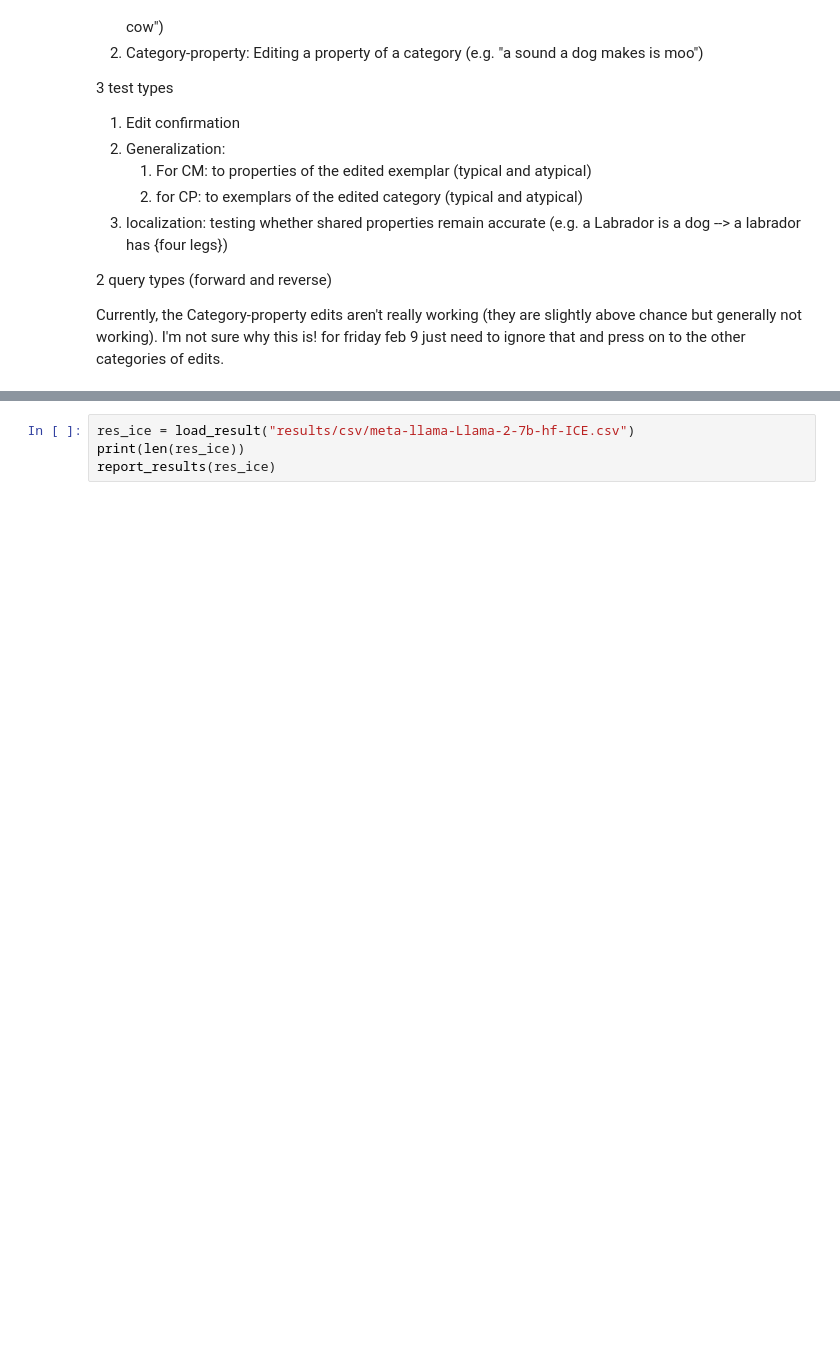
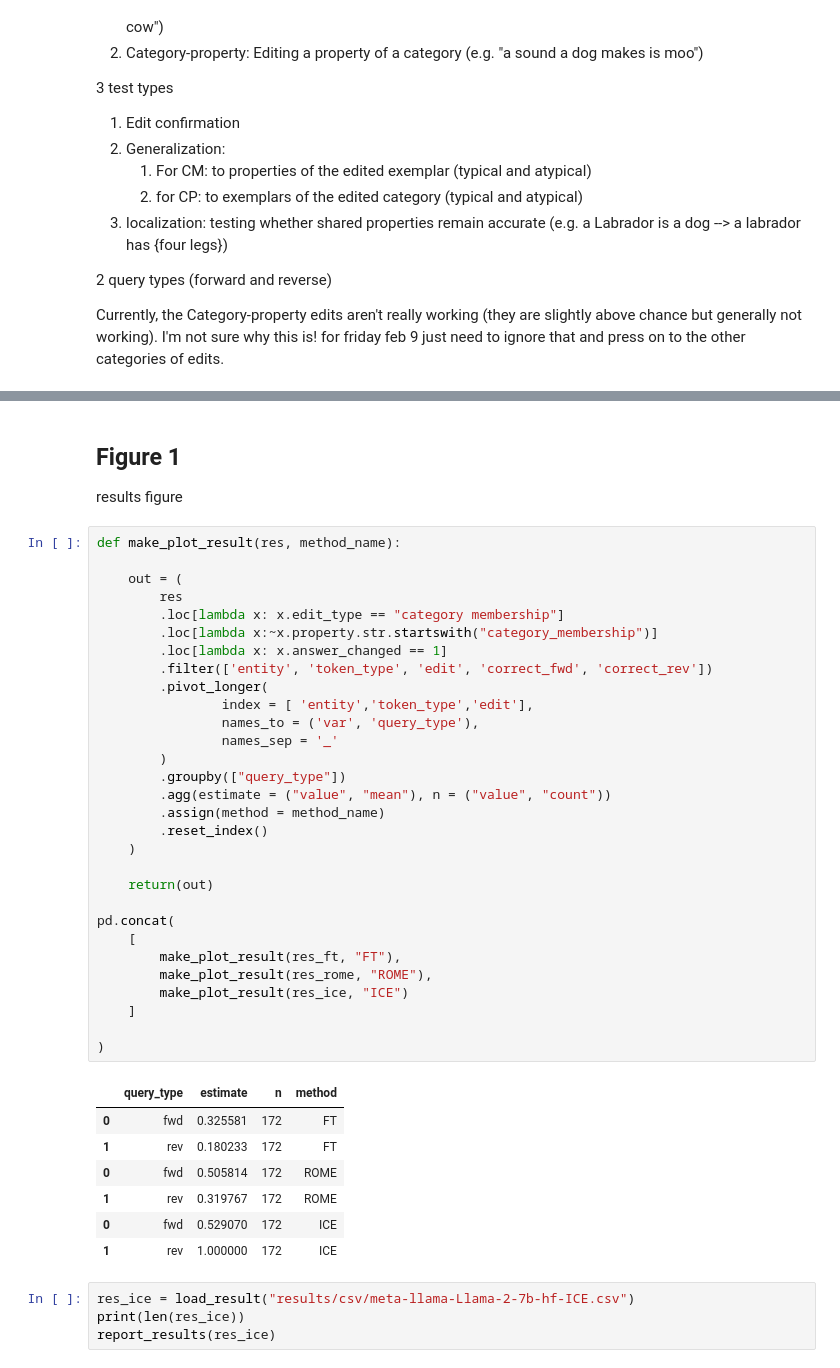
Before and after one commit to derekpowell/EasyEdit, a Jupyter notebook: analysis.ipynb, the cells around one changed output, grey strips where cells are left out. Drawn from its saved outputs; the diff is of its cells as text; blank space fills up the shorter version.

```diff
--- a/analysis.ipynb
+++ b/analysis.ipynb
@@ -134,3 +192,45 @@ report_results(res_ft)
+# %% [markdown]
+## Figure 1
+
+results figure
+# %%
+def make_plot_result(res, method_name):
+
+    out = (
+        res
+        .loc[lambda x: x.edit_type == "category membership"]
+        .loc[lambda x:~x.property.str.startswith("category_membership")]
+        .loc[lambda x: x.answer_changed == 1]
+        .filter(['entity', 'token_type', 'edit', 'correct_fwd', 'correct_rev'])
+        .pivot_longer(
+                index = [ 'entity','token_type','edit'],
+                names_to = ('var', 'query_type'),
+                names_sep = '_'
+        )
+        .groupby(["query_type"])
+        .agg(estimate = ("value", "mean"), n = ("value", "count"))
+        .assign(method = method_name)
+        .reset_index()
+    )
+
+    return(out)
+
+pd.concat(
+    [
+        make_plot_result(res_ft, "FT"),
+        make_plot_result(res_rome, "ROME"),
+        make_plot_result(res_ice, "ICE")
+    ]
+
+)
+# %% [output]
+|  | query_type | estimate | n | method |
+| 0 | fwd | 0.325581 | 172 | FT |
+| 1 | rev | 0.180233 | 172 | FT |
+| 0 | fwd | 0.505814 | 172 | ROME |
+| 1 | rev | 0.319767 | 172 | ROME |
+| 0 | fwd | 0.529070 | 172 | ICE |
+| 1 | rev | 1.000000 | 172 | ICE |
 # %%
 res_ice = load_result("results/csv/meta-llama-Llama-2-7b-hf-ICE.csv")
 print(len(res_ice))
```
Also changed, not shown: parts of 5 cells of this notebook, 1 other file.
